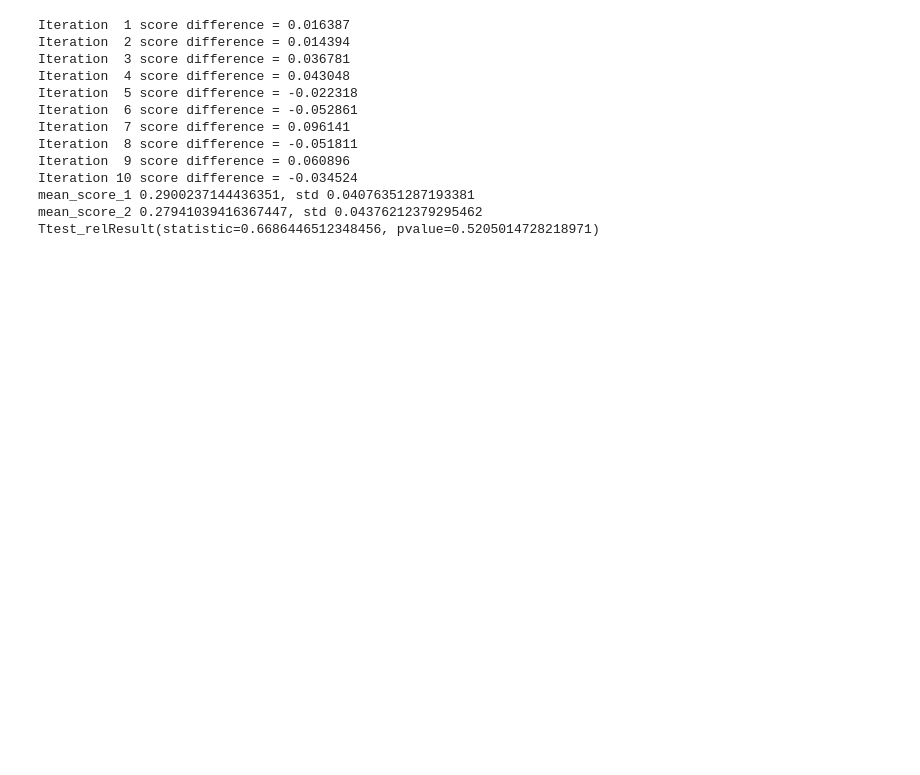
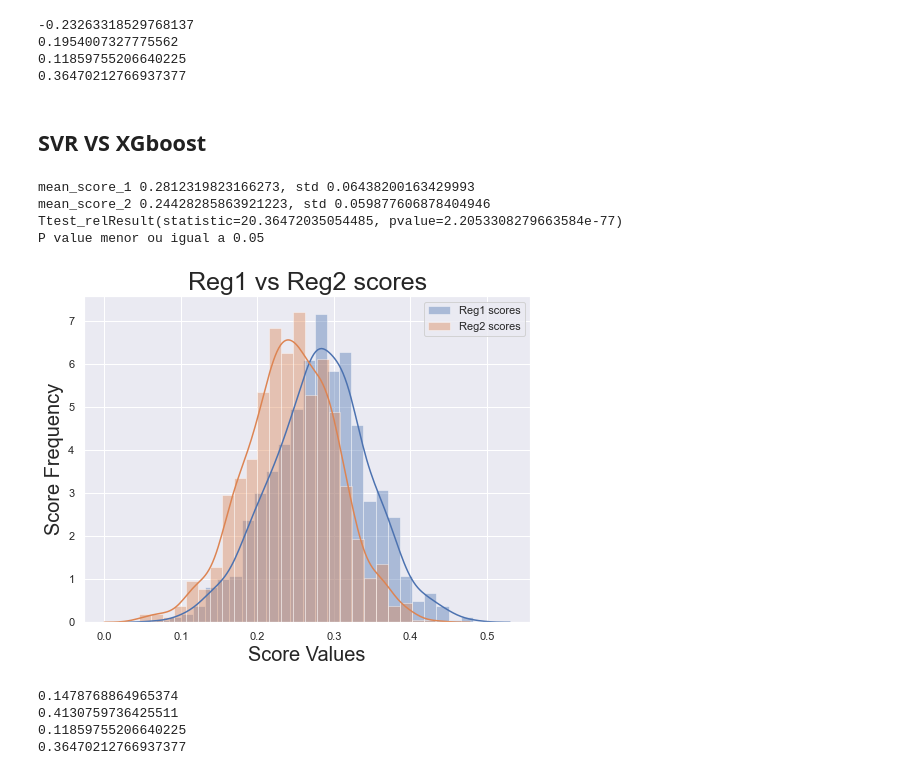
Before and after one commit to RenanDidier/protein-solubility-prediction, a Jupyter notebook: src/sol-compare-ml-models.ipynb, the cells around one changed output. Saved outputs shown, nothing was run; the diff lists cells and outputs as text; code cells hidden in the pictures; blank space fills up the shorter version.

```diff
--- a/src/sol-compare-ml-models.ipynb
+++ b/src/sol-compare-ml-models.ipynb
@@ -87,24 +90,39 @@ P value menor ou igual a 0.05
+# %%
+compare_confidence_intervals(
+    reg1_scores, reg2_scores,
+    lower=2.5, upper=97.7
+)
+# %% [output]
+-0.23263318529768137
+0.1954007327775562
+0.11859755206640225
+0.36470212766937377
+# %% [markdown]
+## SVR VS XGboost
 # %%
-# Compare SVR with XGBoost
-
-compare_models(
+reg1_scores, reg2_scores = compare_models(
     reg1=load_model('svr'),
     reg2=load_model('xgboost'),
     X=x_test.copy(),
-    y=y_test.copy()
+    y=y_test.copy(),
+    random_state_list = random_state_list
 )
+
+plot_score_dist(reg1_scores, reg2_scores)
 # %% [output]
-Iteration  1 score difference = 0.016387
-Iteration  2 score difference = 0.014394
-Iteration  3 score difference = 0.036781
-Iteration  4 score difference = 0.043048
-Iteration  5 score difference = -0.022318
-Iteration  6 score difference = -0.052861
-Iteration  7 score difference = 0.096141
-Iteration  8 score difference = -0.051811
-Iteration  9 score difference = 0.060896
-Iteration 10 score difference = -0.034524
-mean_score_1 0.2900237144436351, std 0.04076351287193381
-mean_score_2 0.27941039416367447, std 0.04376212379295462
-Ttest_relResult(statistic=0.6686446512348456, pvalue=0.5205014728218971)
+mean_score_1 0.2812319823166273, std 0.06438200163429993
+mean_score_2 0.24428285863921223, std 0.059877606878404946
+Ttest_relResult(statistic=20.36472035054485, pvalue=2.2053308279663584e-77)
+P value menor ou igual a 0.05
+[figure, added]
+# %%
+compare_confidence_intervals(
+    reg1_scores, reg2_scores,
+    lower=2.5, upper=97.7
+)
+# %% [output]
+0.1478768864965374
+0.4130759736425511
+0.11859755206640225
+0.36470212766937377
 # %%
```
Also changed, not shown: parts of 9 cells of this notebook, 1 other file.
